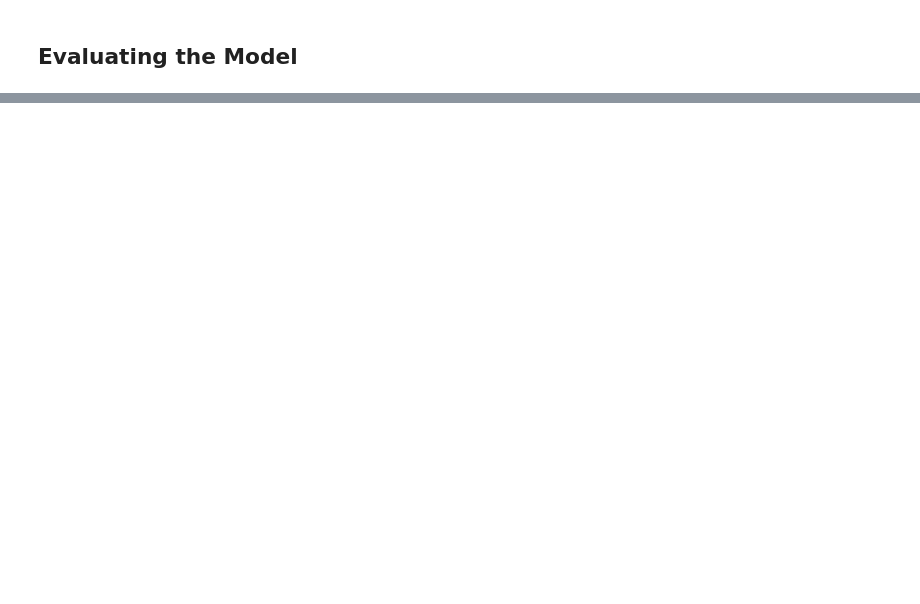
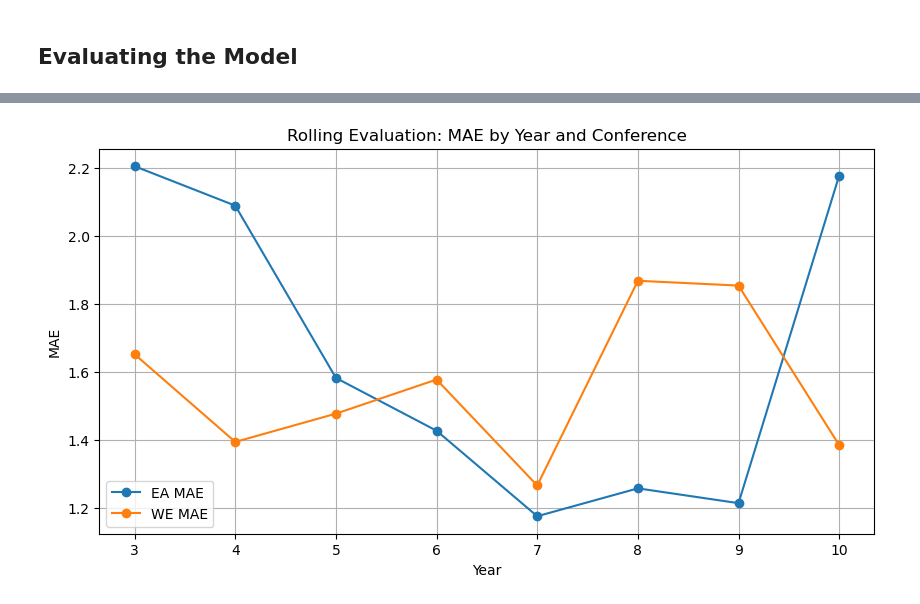
Before and after one commit to FranciscoAlves124/AC, a Jupyter notebook: rankings/rankings.ipynb, the cells around one changed output, grey strips where cells are left out. Drawn from its saved outputs; the diff is of its cells as text; code cells hidden in the pictures; blank space fills up the shorter version.

```diff
--- a/rankings/rankings.ipynb
+++ b/rankings/rankings.ipynb
@@ -549,0 +1101,86 @@ print(west)
+# %%
+# ===============================================
+# ROLLING EVALUATION: train on past, predict next
+# ===============================================
+import numpy as np
+import pandas as pd
+import matplotlib.pyplot as plt
+from sklearn.linear_model import Ridge
+from sklearn.metrics import mean_absolute_error, mean_squared_error
+from scipy.stats import spearmanr, kendalltau
+
+# Years available in dataset
+years_sorted = sorted(dataset["year"].unique())
+rolling_results = []
+
+for year in years_sorted:
+    past_years = [y for y in years_sorted if y < year]
+    if len(past_years) == 0:
+        # need at least one past season to train
+        continue
+
+    train_df = dataset[dataset["year"].isin(past_years)].copy()
+    test_df  = dataset[dataset["year"] == year].copy()
+    if train_df.empty or test_df.empty:
+        continue
+
+    # Train new model on past years only
+    roll_model = Ridge(alpha=1.0, random_state=42)
+    roll_model.fit(train_df[feature_cols], train_df["Actual_Rank"])
+
+    # Predict current year
+    test_df["Predicted_Rank"] = roll_model.predict(test_df[feature_cols])
+
+    # Metrics per conference
+    for conf in ["EA", "WE"]:
+        conf_df = test_df[test_df["confID"] == conf].copy()
+        if conf_df.empty:
+            continue
+        spearman = spearmanr(conf_df["Actual_Rank"], conf_df["Predicted_Rank"]).correlation
+        kendall  = kendalltau(conf_df["Actual_Rank"], conf_df["Predicted_Rank"]).correlation
+        mae      = mean_absolute_error(conf_df["Actual_Rank"], conf_df["Predicted_Rank"])
+        rmse     = np.sqrt(mean_squared_error(conf_df["Actual_Rank"], conf_df["Predicted_Rank"]))
+        # Top-k accuracies
+        actual_top1 = set(conf_df.sort_values("Actual_Rank").head(1)["tmID"])
+        predicted_top1 = set(conf_df.sort_values("Predicted_Rank").head(1)["tmID"])
+        top1_acc = len(actual_top1 & predicted_top1)
+        actual_top3 = set(conf_df.sort_values("Actual_Rank").head(3)["tmID"])
+        predicted_top3 = set(conf_df.sort_values("Predicted_Rank").head(3)["tmID"])
+        top3_acc = len(actual_top3 & predicted_top3) / 3.0
+
+        rolling_results.append({
+            "Year": year,
+            "confID": conf,
+            "Spearman": spearman,
+            "KendallTau": kendall,
+            "MAE": mae,
+            "RMSE": rmse,
+            "Top1_Accuracy": top1_acc,
+            "Top3_Accuracy": top3_acc,
+        })
+
+# Collate and save
+rolling_df = pd.DataFrame(rolling_results)
+rolling_df.to_csv("evaluation_rolling_by_year.csv", index=False)
+print("Saved evaluation_rolling_by_year.csv")
+print("\n=== Rolling Evaluation (Train on past, predict next) ===")
+print(rolling_df.head())
+
+# Averages
+rolling_avg = rolling_df.groupby("confID").mean(numeric_only=True).reset_index()
+rolling_avg.to_csv("evaluation_rolling_averages.csv", index=False)
+print("\n=== Rolling Averages by Conference ===")
+print(rolling_avg)
+
+# Plot MAE over years by conference
+plt.figure(figsize=(10,5))
+for conf in ["EA", "WE"]:
+    conf_df = rolling_df[rolling_df["confID"] == conf]
+    plt.plot(conf_df["Year"], conf_df["MAE"], marker="o", label=f"{conf} MAE")
+plt.title("Rolling Evaluation: MAE by Year and Conference")
+plt.xlabel("Year")
+plt.ylabel("MAE")
+plt.legend()
+plt.grid(True)
+plt.show()
+# %% [output]
@@ -550,3 +1204,4 @@ print(west)
+[figure, added]
 # %%
 # ======================================================
 # COMPREHENSIVE MODEL EVALUATION FUNCTION
```
Also changed, not shown: parts of 6 cells of this notebook, 4 other files.
